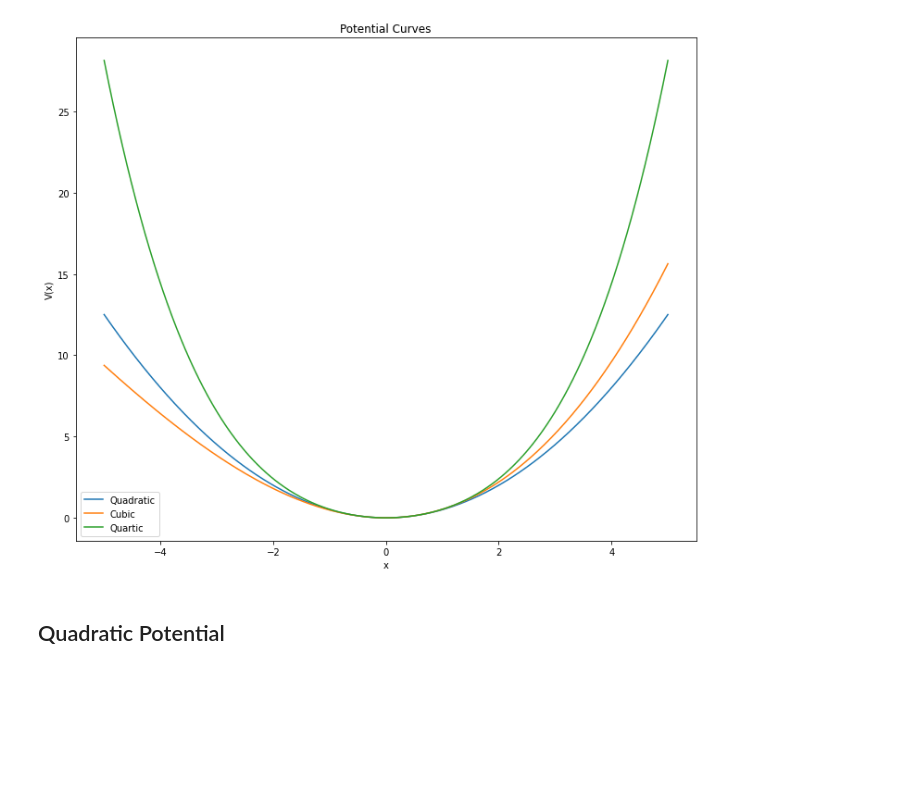
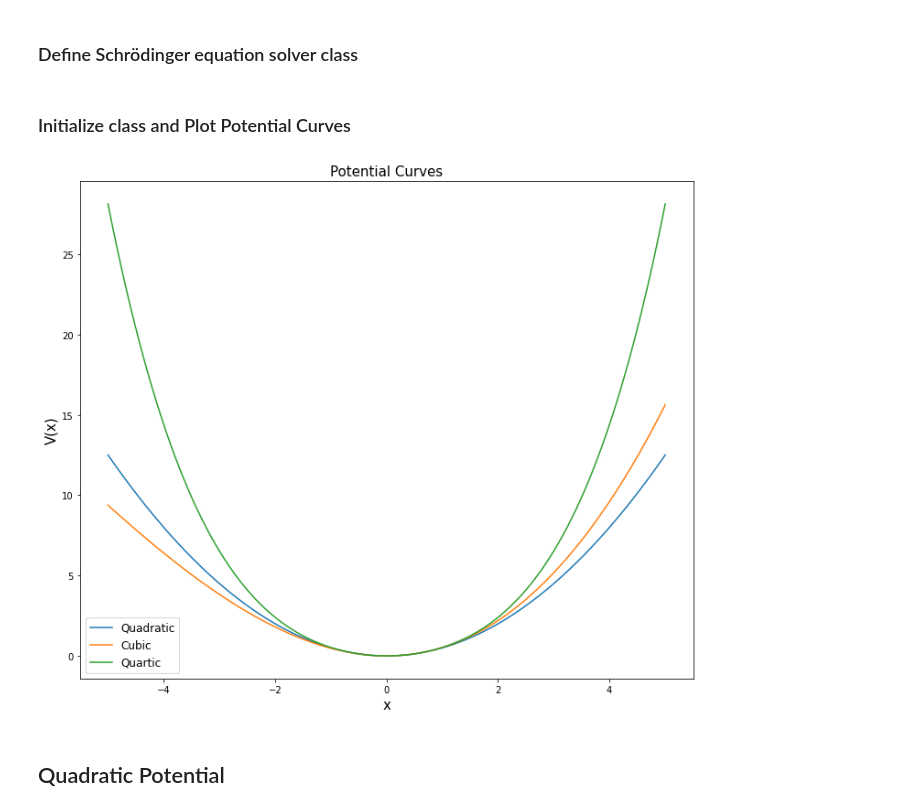
Before and after one commit to ubsuny/homework-2-nvidia-jetson, a Jupyter notebook: Problem1.ipynb, the cells around one changed output. Cells and saved outputs as stored; diff of their text form; code cells hidden in the pictures; blank space fills up the shorter version.

```diff
--- a/Problem1.ipynb
+++ b/Problem1.ipynb
@@ -3,6 +39,8 @@ import numpy as np
 import matplotlib.pyplot as plt
 import scipy.integrate
 import scipy.optimize
+# %% [markdown]
+### Define Schrödinger equation solver class
 # %%
 class Schroedinger :
 
@@ -232,27 +270,28 @@ class Schroedinger :
         norm = 0.0
         norm = np.sqrt( np.sum( self.phi**2 ) / self.N )
         self.phi = self.phi / norm
+# %% [markdown]
+### Initialize class and Plot Potential Curves
 # %%
 schroedinger = Schroedinger()
-
 
 x = schroedinger.x_left + schroedinger.h * np.linspace(0, schroedinger.N, schroedinger.N+1)
 vx = schroedinger.V(x)
 vx1 = schroedinger.V1(x)
 vx2 = schroedinger.V2(x)
 
 fig = plt.figure(figsize=(12,10))
 
 plt.plot(x,vx, label="Quadratic")
 plt.plot(x,vx1, label="Cubic")
 plt.plot(x,vx2, label="Quartic")
-plt.xlabel("x")
-plt.ylabel("V(x)")
-plt.title("Potential Curves")
-plt.legend()
+plt.xlabel("x", fontsize=15)
+plt.ylabel("V(x)", fontsize=15)
+plt.title("Potential Curves", fontsize=15)
+plt.legend(fontsize=12)
 plt.show()
 # %% [output]
-[figure, old version]
+[figure, new version]
 # %% [markdown]
 ## Quadratic Potential
 # %%
```
Also changed, not shown: parts of 5 cells of this notebook, 1 other file.
